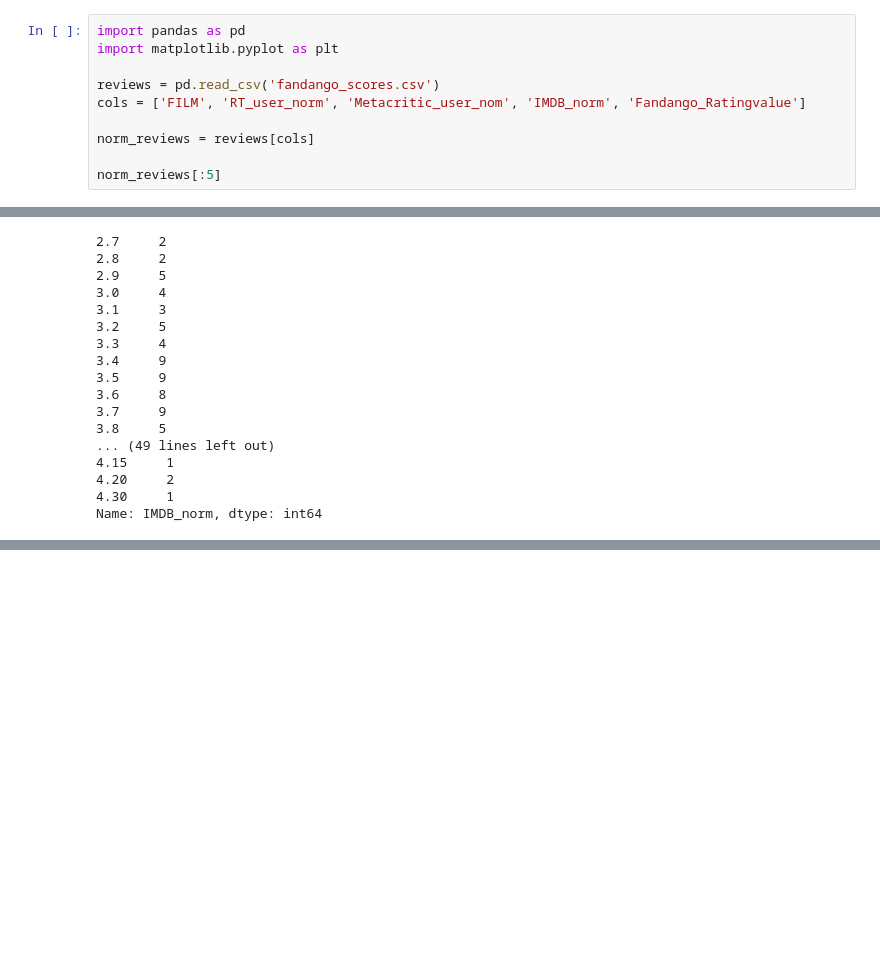
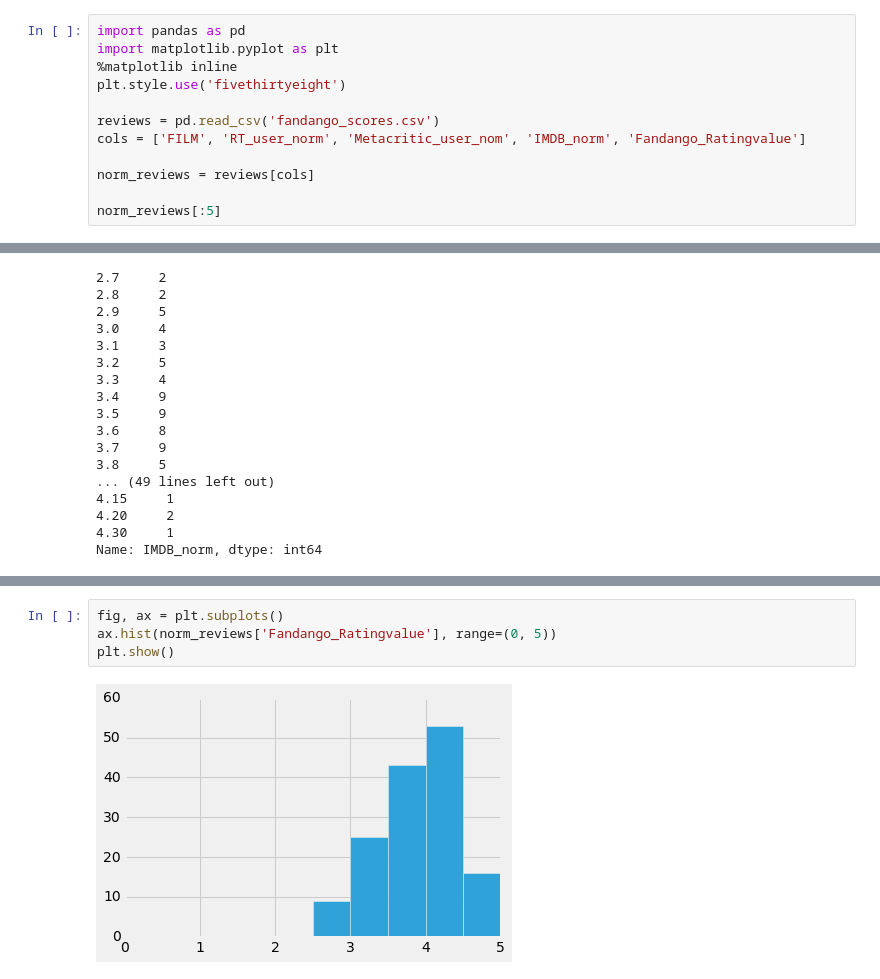
Before and after one commit to lemoinef/Exploratory-Data-Visualization, a Jupyter notebook: histograms.ipynb, the cells around one changed output, grey strips where cells are left out. Drawn from its saved outputs; the diff is of its cells as text; blank space fills up the shorter version.

Commit message:
complete histogram project

```diff
--- a/histograms.ipynb
+++ b/histograms.ipynb
@@ -6,6 +6,8 @@ In this mission, we'll learn how to visualize the distributions of user ratings
 # %%
 import pandas as pd
 import matplotlib.pyplot as plt
+%matplotlib inline
+plt.style.use('fivethirtyeight')
 
 reviews = pd.read_csv('fandango_scores.csv')
 cols = ['FILM', 'RT_user_norm', 'Metacritic_user_nom', 'IMDB_norm', 'Fandango_Ratingvalue']
@@ -64,0 +80,6 @@ Comparing frequency distributions is also challenging because the Fandango_Ratin
+# %%
+fig, ax = plt.subplots()
+ax.hist(norm_reviews['Fandango_Ratingvalue'], range=(0, 5))
+plt.show()
+# %% [output]
+[figure, added]
```
Also changed, not shown: parts of 8 cells of this notebook.
